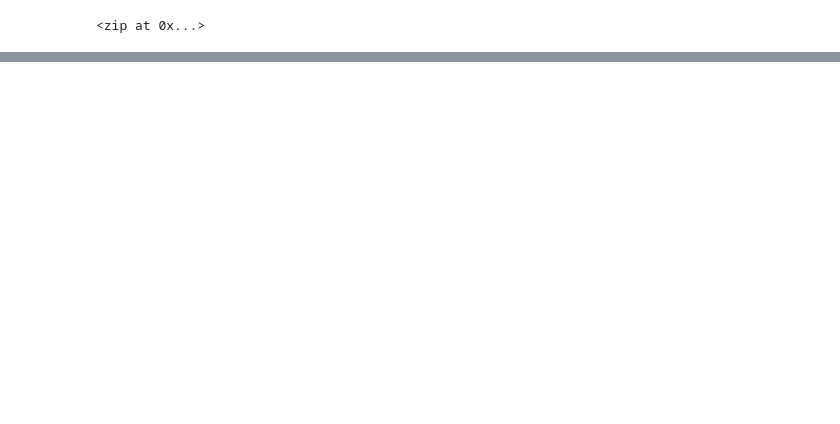
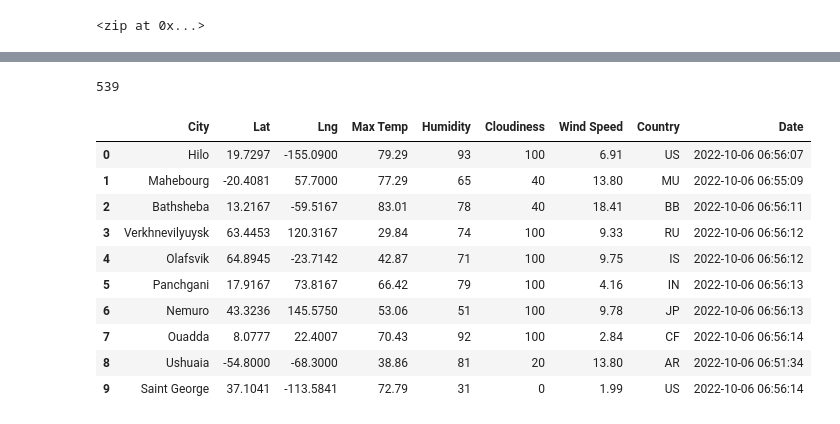
Before and after one commit to brandoncruzGU/World_Weather_Analysis, a Jupyter notebook: WeatherPy.ipynb, the cells around one changed output, grey strips where cells are left out. Saved outputs shown, nothing was run; the diff lists cells and outputs as text; code cells hidden in the pictures; blank space fills up the shorter version.

Commit message:
Updating WeatherPy, gitignore, and uploading CSV.

```diff
--- a/WeatherPy.ipynb
+++ b/WeatherPy.ipynb
@@ -54,0 +61,3 @@ len(cities)
+# %%
+# Starting URL for Weather Map API Call.
+url = "http://api.openweathermap.org/data/2.5/weather?units=Imperial&APPID=" + weather_api_key
@@ -54,0 +150,20 @@ len(cities)
+# %%
+len(city_data)
+# %% [output]
+539
+# %%
+#Convert the array of dictionaries to a Pandas DataFrame.
+city_data_df = pd.DataFrame(city_data)
+city_data_df.head(10)
+# %% [output]
+|  | City | Lat | Lng | Max Temp | Humidity | Cloudiness | Wind Speed | Country | Date |
+| 0 | Hilo | 19.7297 | -155.0900 | 79.29 | 93 | 100 | 6.91 | US | 2022-10-06 06:56:07 |
+| 1 | Mahebourg | -20.4081 | 57.7000 | 77.29 | 65 | 40 | 13.80 | MU | 2022-10-06 06:55:09 |
+| 2 | Bathsheba | 13.2167 | -59.5167 | 83.01 | 78 | 40 | 18.41 | BB | 2022-10-06 06:56:11 |
+| 3 | Verkhnevilyuysk | 63.4453 | 120.3167 | 29.84 | 74 | 100 | 9.33 | RU | 2022-10-06 06:56:12 |
+| 4 | Olafsvik | 64.8945 | -23.7142 | 42.87 | 71 | 100 | 9.75 | IS | 2022-10-06 06:56:12 |
+| 5 | Panchgani | 17.9167 | 73.8167 | 66.42 | 79 | 100 | 4.16 | IN | 2022-10-06 06:56:13 |
+| 6 | Nemuro | 43.3236 | 145.5750 | 53.06 | 51 | 100 | 9.78 | JP | 2022-10-06 06:56:13 |
+| 7 | Ouadda | 8.0777 | 22.4007 | 70.43 | 92 | 100 | 2.84 | CF | 2022-10-06 06:56:14 |
+| 8 | Ushuaia | -54.8000 | -68.3000 | 38.86 | 81 | 20 | 13.80 | AR | 2022-10-06 06:51:34 |
+| 9 | Saint George | 37.1041 | -113.5841 | 72.79 | 31 | 0 | 1.99 | US | 2022-10-06 06:56:14 |
```
Also changed, not shown: parts of 7 cells of this notebook, 2 other files.
